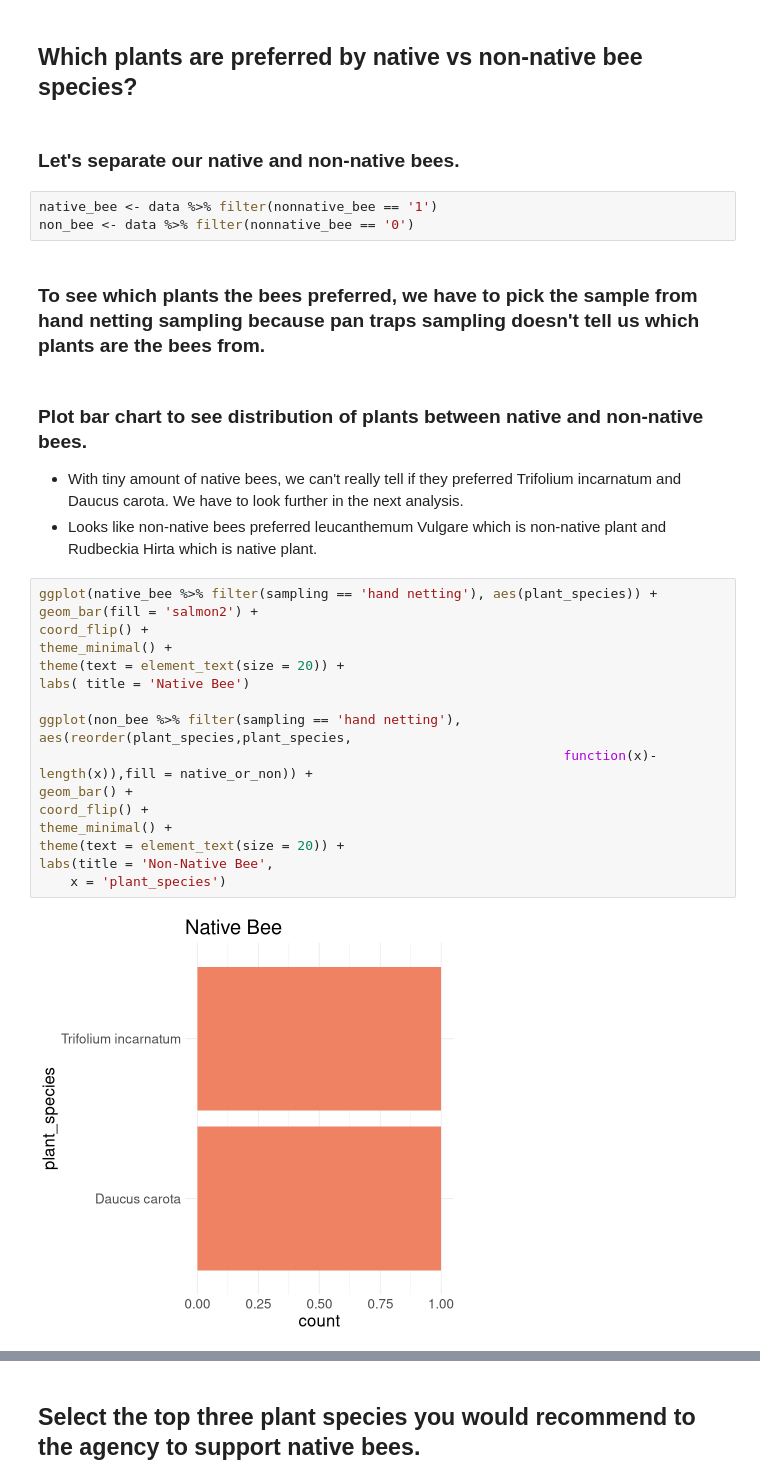
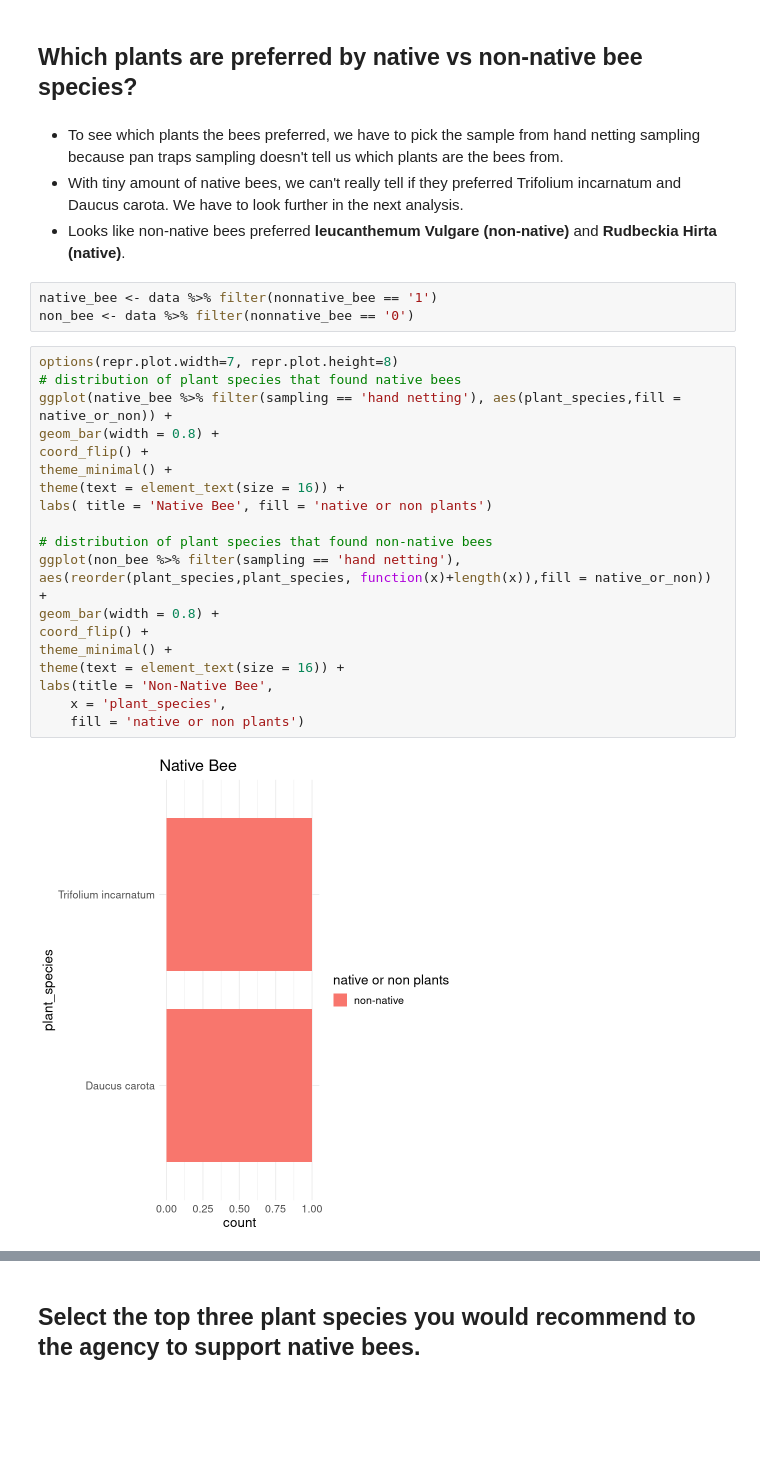
Before and after one commit to sjtae/data_science_project, a Jupyter notebook: project01/R_Projects/Plants_and_Bees.ipynb, the cells around one changed output, grey strips where cells are left out. Drawn from its saved outputs; the diff is of its cells as text; blank space fills up the shorter version.

```diff
--- a/project01/R_Projects/Plants_and_Bees.ipynb
+++ b/project01/R_Projects/Plants_and_Bees.ipynb
@@ -232,31 +210,30 @@ theme_minimal()
 # %% [markdown]
 ## Which plants are preferred by native vs non-native bee species?
-# %% [markdown]
-### Let's separate our native and non-native bees.
-# %%
-native_bee <- data %>% filter(nonnative_bee == '1')
-non_bee <- data %>% filter(nonnative_bee == '0')
-# %% [markdown]
-### To see which plants the bees preferred, we have to pick the sample from hand netting sampling because pan traps sampling doesn't tell us which plants are the bees from.
 # %% [markdown]
-### Plot bar chart to see distribution of plants between native and non-native bees.
+- To see which plants the bees preferred, we have to pick the sample from hand netting sampling because pan traps sampling doesn't tell us which plants are the bees from.
 - With tiny amount of native bees, we can't really tell if they preferred Trifolium incarnatum and Daucus carota. We have to look further in the next analysis.
-- Looks like non-native bees preferred leucanthemum Vulgare which is non-native plant and Rudbeckia Hirta which is native plant.
+- Looks like non-native bees preferred **leucanthemum Vulgare (non-native)** and **Rudbeckia Hirta (native)**.
+# %%
+native_bee <- data %>% filter(nonnative_bee == '1')
+non_bee <- data %>% filter(nonnative_bee == '0')
 # %%
-ggplot(native_bee %>% filter(sampling == 'hand netting'), aes(plant_species)) +
-geom_bar(fill = 'salmon2') +
+options(repr.plot.width=7, repr.plot.height=8)
+# distribution of plant species that found native bees
+ggplot(native_bee %>% filter(sampling == 'hand netting'), aes(plant_species,fill = native_or_non)) +
+geom_bar(width = 0.8) +
 coord_flip() +
 theme_minimal() +
-theme(text = element_text(size = 20)) +
-labs( title = 'Native Bee')
+theme(text = element_text(size = 16)) +
+labs( title = 'Native Bee', fill = 'native or non plants')
 
-ggplot(non_bee %>% filter(sampling == 'hand netting'), aes(reorder(plant_species,plant_species,
-																   function(x)-length(x)),fill = native_or_non)) +
-geom_bar() +
+# distribution of plant species that found non-native bees
+ggplot(non_bee %>% filter(sampling == 'hand netting'), aes(reorder(plant_species,plant_species, function(x)+length(x)),fill = native_or_non)) +
+geom_bar(width = 0.8) +
 coord_flip() +
 theme_minimal() +
-theme(text = element_text(size = 20)) +
+theme(text = element_text(size = 16)) +
 labs(title = 'Non-Native Bee',
-	x = 'plant_species')
+	x = 'plant_species',
+	fill = 'native or non plants')
 # %% [output]
-[figure, old version]
+[figure, new version]
```
Also changed, not shown: parts of 18 cells of this notebook.
